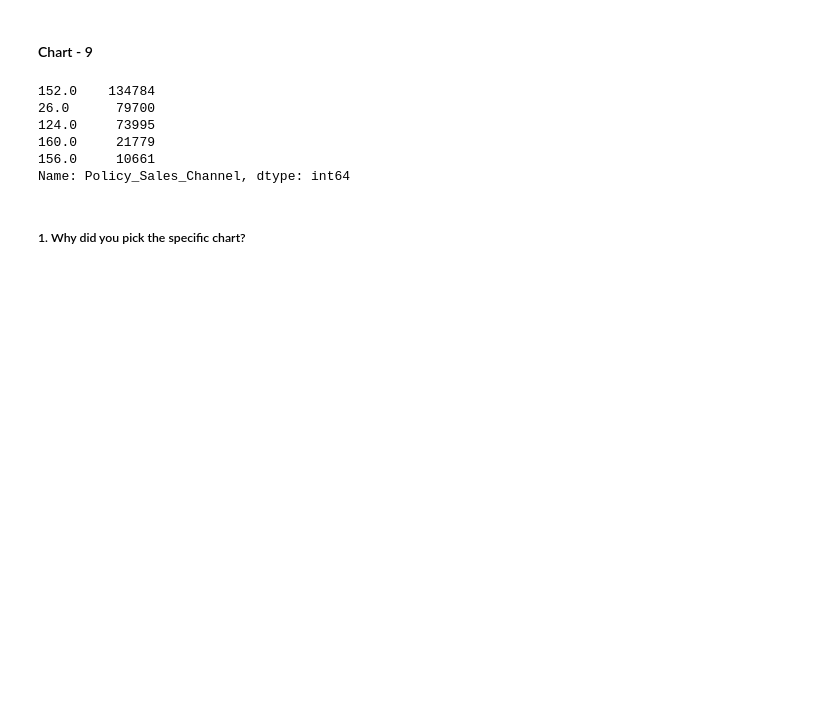
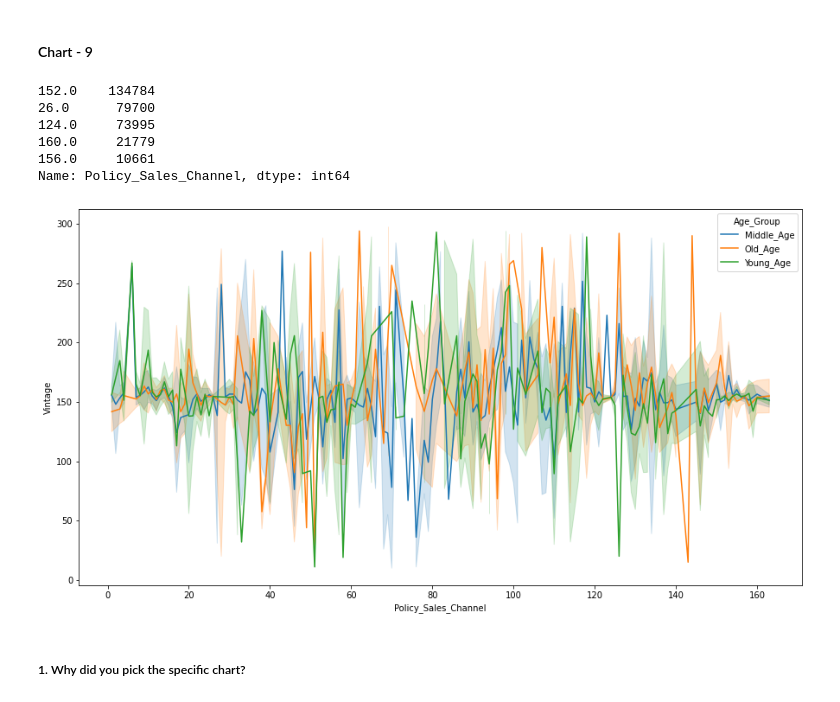
Before and after one commit to Gaurav-Yaduvanshi/Health-Insurance-Cross-Sell-Prediction, a Jupyter notebook: HEALTH_INSURANCE_CROSS_SELL_PREDICTION_.ipynb, the cells around one changed output. Saved outputs shown, nothing was run; the diff lists cells and outputs as text; code cells hidden in the pictures; blank space fills up the shorter version.

```diff
--- a/HEALTH_INSURANCE_CROSS_SELL_PREDICTION_.ipynb
+++ b/HEALTH_INSURANCE_CROSS_SELL_PREDICTION_.ipynb
@@ -696,3 +715,11 @@ Name: Policy_Sales_Channel, dtype: int64
+# %%
+# Chart - 9 visualization code
+# Scaterplots
+plt.figure(figsize=(15,8))
+sns.lineplot(data=df1,x='Policy_Sales_Channel',y='Vintage',hue ='Age_Group')
+plt.show()
+# %% [output]
+[figure, added]
 # %% [markdown]
 ##### 1. Why did you pick the specific chart?
 # %% [markdown]
```
Also changed, not shown: parts of 47 cells of this notebook.
